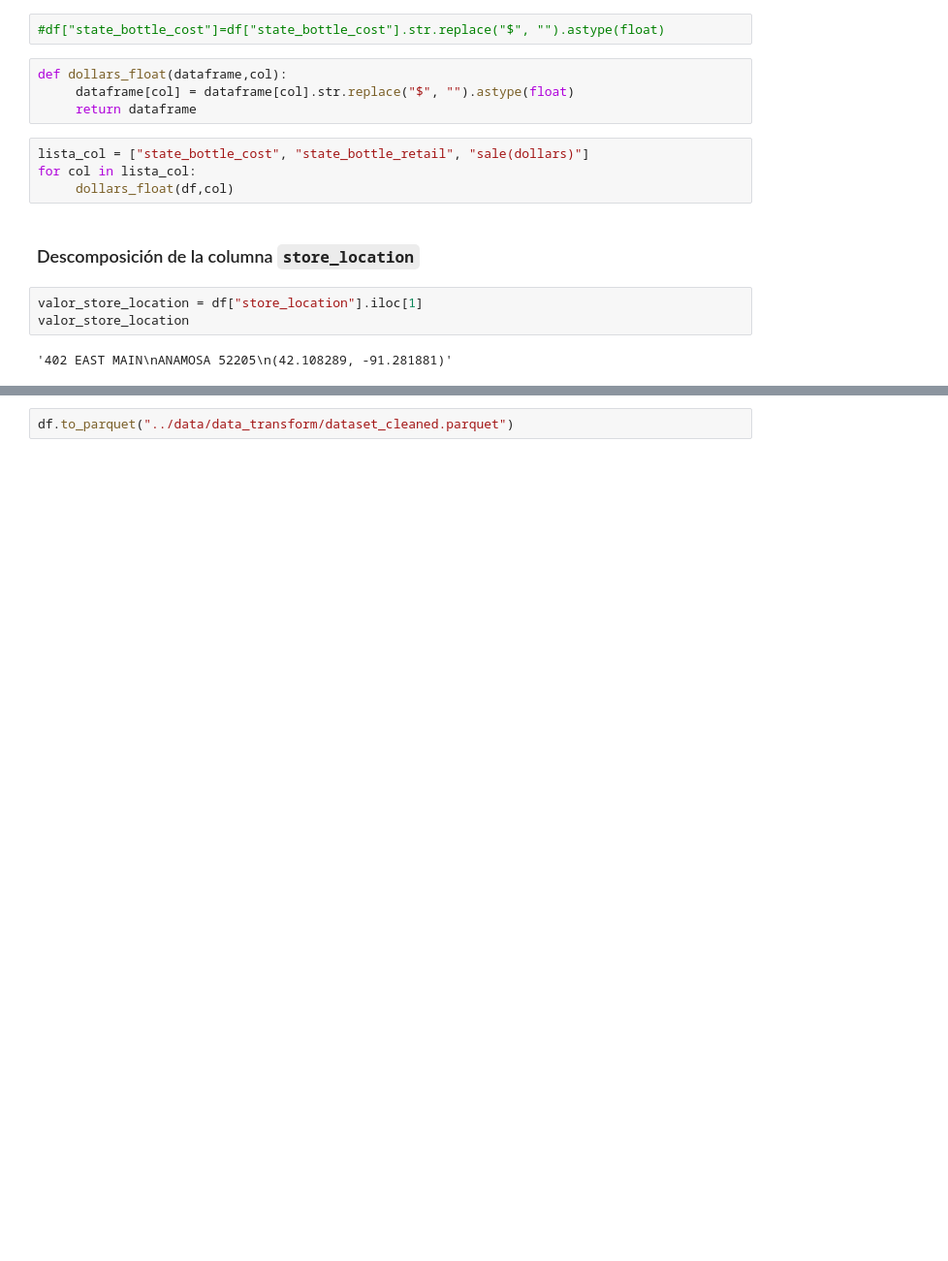
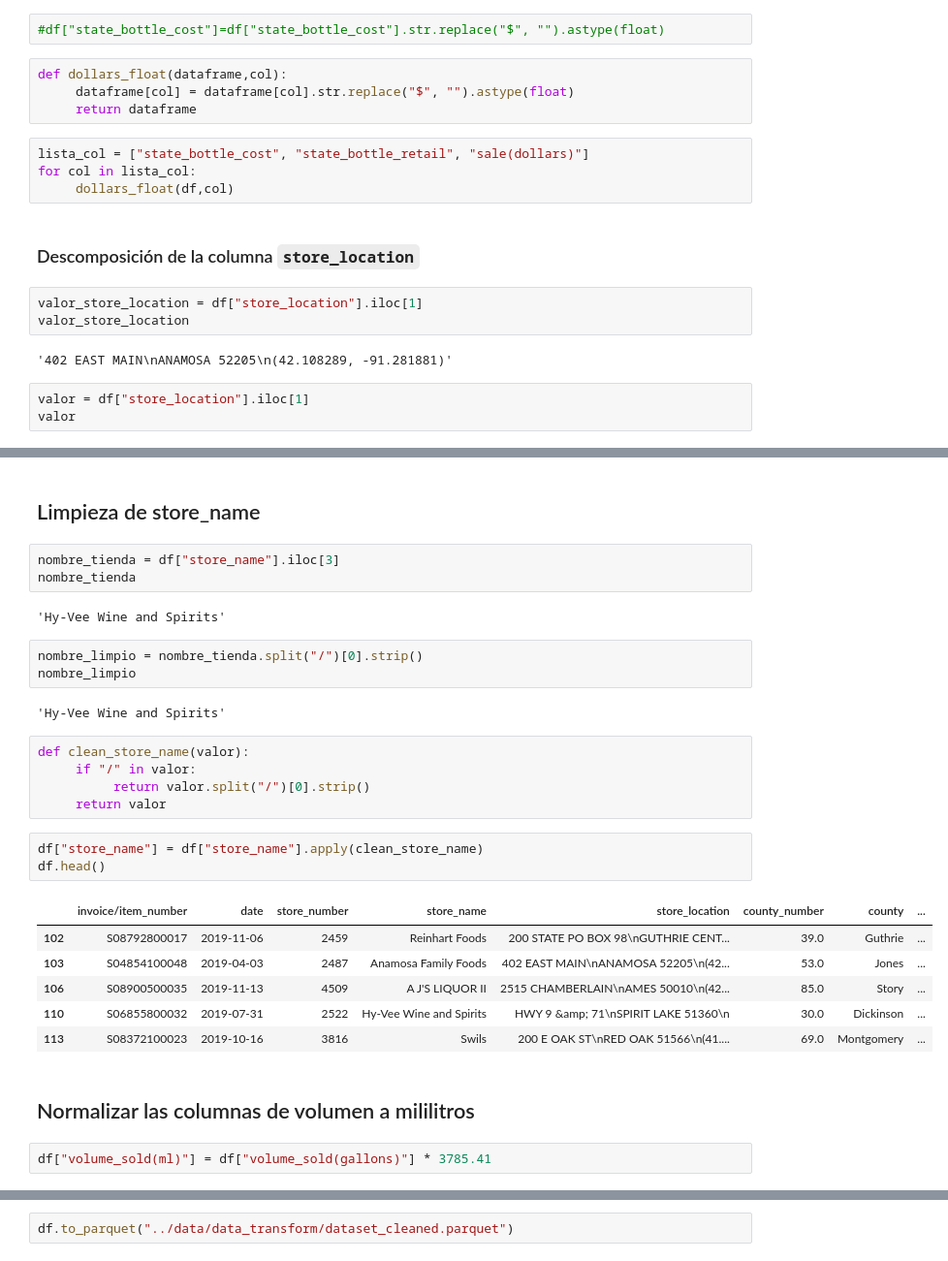
Before and after one commit to MariCruzTE/eda_ventas, a Jupyter notebook: jupyters/limpieza.ipynb, the cells around one changed output, grey strips where cells are left out. Shown: that part at 97% size. Saved outputs shown, nothing was run; the diff lists cells and outputs as text; blank space fills up the shorter version.

```diff
--- a/jupyters/limpieza.ipynb
+++ b/jupyters/limpieza.ipynb
@@ -163,3 +165,6 @@ valor_store_location = df["store_location"].iloc[1]
 valor_store_location
 # %% [output]
 '402 EAST MAIN\nANAMOSA 52205\n(42.108289, -91.281881)'
+# %%
+valor = df["store_location"].iloc[1]
+valor
@@ -205,0 +270,31 @@ memory usage: 395.5+ MB
+# %% [markdown]
+## Limpieza de store_name
+# %%
+nombre_tienda = df["store_name"].iloc[3]
+nombre_tienda
+# %% [output]
+'Hy-Vee Wine and Spirits'
+# %%
+nombre_limpio = nombre_tienda.split("/")[0].strip()
+nombre_limpio
+# %% [output]
+'Hy-Vee Wine and Spirits'
+# %%
+def clean_store_name(valor):
+     if "/" in valor:
+          return valor.split("/")[0].strip()
+     return valor
+# %%
+df["store_name"] = df["store_name"].apply(clean_store_name)
+df.head()
+# %% [output]
+|  | invoice/item_number | date | store_number | store_name | store_location | county_number | county | ... |
+| 102 | S08792800017 | 2019-11-06 | 2459 | Reinhart Foods | 200 STATE PO BOX 98\nGUTHRIE CENT... | 39.0 | Guthrie | ... |
+| 103 | S04854100048 | 2019-04-03 | 2487 | Anamosa Family Foods | 402 EAST MAIN\nANAMOSA 52205\n(42... | 53.0 | Jones | ... |
+| 106 | S08900500035 | 2019-11-13 | 4509 | A J'S LIQUOR II | 2515 CHAMBERLAIN\nAMES 50010\n(42... | 85.0 | Story | ... |
+| 110 | S06855800032 | 2019-07-31 | 2522 | Hy-Vee Wine and Spirits | HWY 9 &amp; 71\nSPIRIT LAKE 51360\n | 30.0 | Dickinson | ... |
+| 113 | S08372100023 | 2019-10-16 | 3816 | Swils | 200 E OAK ST\nRED OAK 51566\n(41.... | 69.0 | Montgomery | ... |
+# %% [markdown]
+## Normalizar las columnas de volumen a mililitros
+# %%
+df["volume_sold(ml)"] = df["volume_sold(gallons)"] * 3785.41
```
Also changed, not shown: parts of 32 cells of this notebook, 4 other files.
